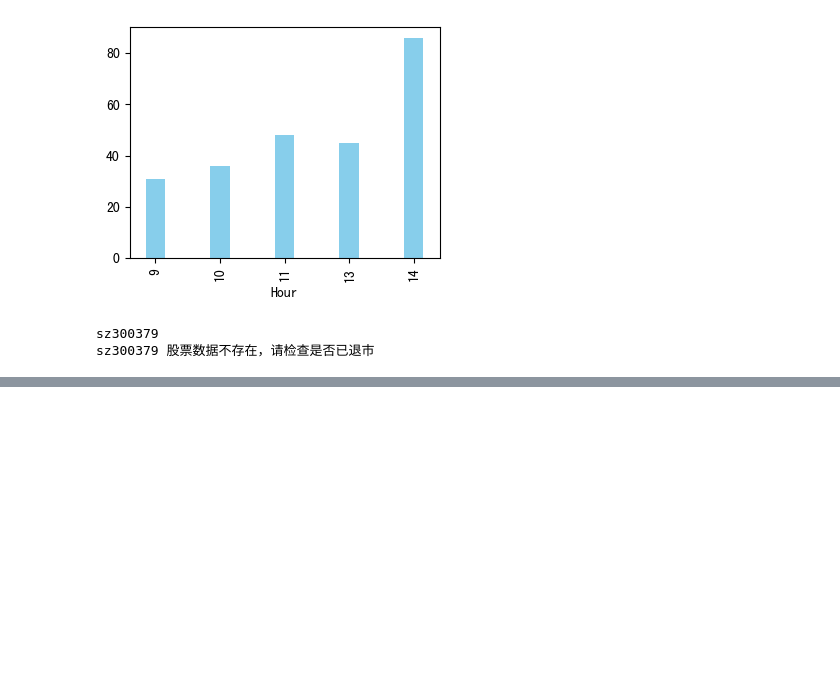
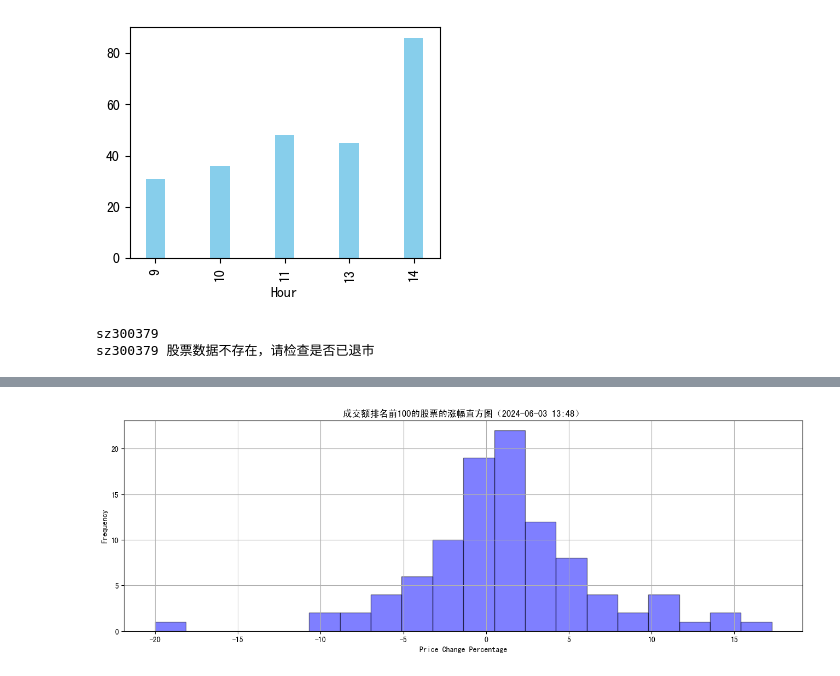
Before and after one commit to ten2net/Sequoia, a Jupyter notebook: data/leaderboard/fx.ipynb, the cells around one changed output, grey strips where cells are left out. Cells and saved outputs as stored; diff of their text form; code cells hidden in the pictures; blank space fills up the shorter version.

```diff
--- a/data/leaderboard/fx.ipynb
+++ b/data/leaderboard/fx.ipynb
@@ -275,0 +362,42 @@ sz300379 股票数据不存在，请检查是否已退市
+# %%
+import akshare as ak
+import matplotlib.pyplot as plt
+import pandas as pd
+from datetime import datetime
+
+# 使用akshare获取成交额排名前100的股票数据
+top100_stocks = ak.stock_zh_a_spot_em()
+
+# 对股票按照成交额进行降序排序，并筛选出前100名的股票代码
+top100_stocks = trade_data.sort_values(by='成交额',ascending=False).head(100)
+# %%
+# 提取股票代码和涨跌幅
+# 假设top100_stocks是一个DataFrame，其中包含'代码'和'涨跌幅'列
+# 这里需要根据实际返回的数据结构进行调整
+stock_codes = top100_stocks['代码'].values
+pct_changes = top100_stocks['涨跌幅'].values
+
+# 由于股票代码和涨跌幅是数值型的，我们需要将股票代码转换为字符串
+stock_str_codes = [str(code) for code in stock_codes]
+
+# 创建一个新的DataFrame来存储股票代码和涨跌幅
+df = pd.DataFrame({'股票代码': stock_str_codes, '涨跌幅': pct_changes})
+current_time = datetime.now().strftime("%Y-%m-%d %H:%M")
+# 绘制涨幅直方图
+plt.figure(figsize=(16, 5))
+plt.hist(df['涨跌幅'], bins=20, alpha=0.5, color='blue', edgecolor='black')
+
+# 添加标题和标签
+plt.title(f'成交额排名前100的股票的涨幅直方图（{current_time}）')
+plt.xlabel('Price Change Percentage')
+plt.ylabel('Frequency')
+plt.grid(True)
+
+# 显示图形
+
+plt.show()
+
+
+# 用akshare的stock_zh_a_spot_em接口获取数据，绘制成交额排名前100的股票的涨幅直方图，给我写出工程化程度最高的实现代码
+# %% [output]
+[figure, added]
```
Also changed, not shown: parts of 3 cells of this notebook, 4 other files.
